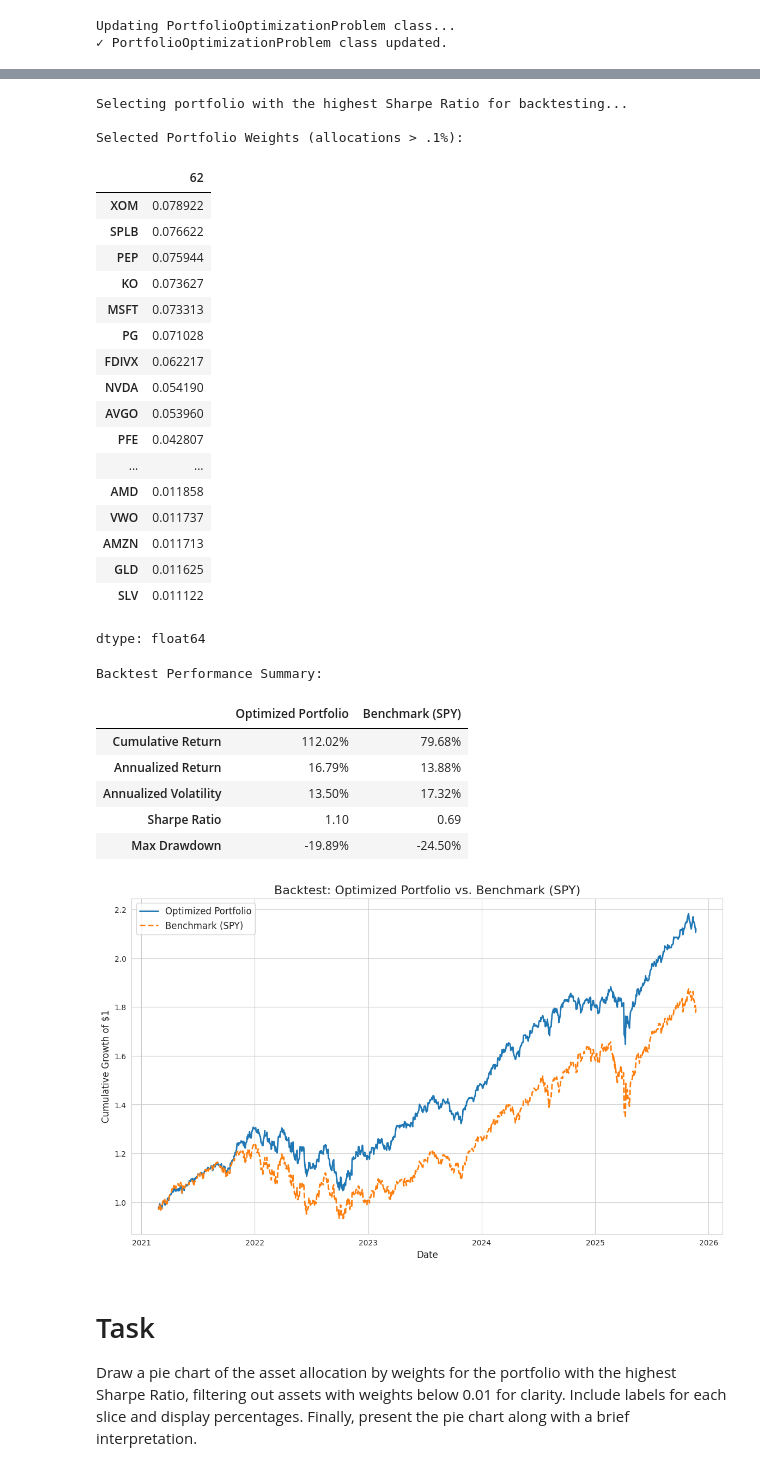
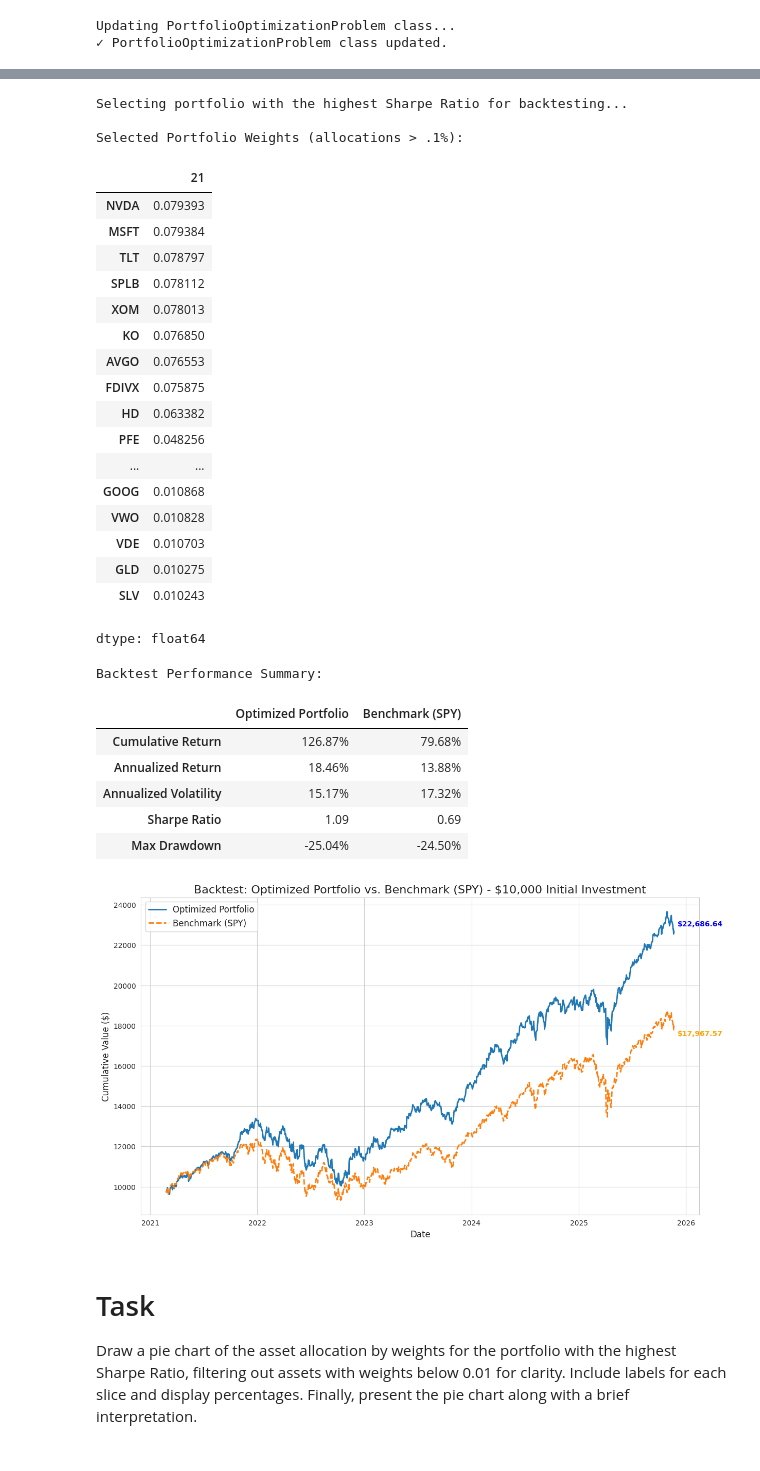
Before and after one commit to abhisuj/MSDS-451-TermProject, a Jupyter notebook: MSDS_451_TermProject_prototype.ipynb, the cells around one changed output, grey strips where cells are left out. Cells and saved outputs as stored; diff of their text form; code cells hidden in the pictures.

Commit message:
Fixed bugs, adjusted the parameter to get a portfolio with sharpe ration > 1.0 and also added dollar value in the cumulative return plot

```diff
--- a/MSDS_451_TermProject_prototype.ipynb
+++ b/MSDS_451_TermProject_prototype.ipynb
@@ -1531,7 +1531,7 @@ MIN_WEIGHT_PER_ASSET = 0.01 # 0% min allocation (allow zero weights for assets n
 MAX_WEIGHT_PER_ASSET = 0.10 # 15% max allocation (allow more concentration in top assets)
 MIN_PORTFOLIO_DESIRED_RETURN = 0.15 # Minimum desired portfolio return
 MAX_PORTFOLIO_EXPECTED_VOLATILITY = 0.20 # Maximum expected portfolio volatility
-
+RISK_FREE_RATE = 0.02
 #
 # --- Prediction Mode ---
 # 'historical': Use model predictions on the test set for backtesting.
@@ -2103,59 +2103,80 @@ def calculate_metrics(returns, risk_free_rate=0.02):
 # Define the risk-free rate as a constant for clarity
 RISK_FREE_RATE = 0.02
 portfolio_metrics = calculate_metrics(portfolio_historical_returns, risk_free_rate=RISK_FREE_RATE)
 benchmark_metrics = calculate_metrics(aligned_benchmark, risk_free_rate=RISK_FREE_RATE)
 
 performance_summary = pd.DataFrame({'Optimized Portfolio': portfolio_metrics, 'Benchmark (SPY)': benchmark_metrics})
 
 print("\nBacktest Performance Summary:")
 display(performance_summary)
 
 # --- 5. Visualize Performance ---
 plt.figure(figsize=(14, 8))
 
+# Set initial investment amount
+initial_investment = 10000
+
 # Use the pre-aligned returns series for consistency and robustness
-cumulative_portfolio_returns = (1 + portfolio_historical_returns).cumprod()
-cumulative_benchmark_returns = (1 + aligned_benchmark).cumprod()
+cumulative_portfolio_returns = (1 + portfolio_historical_returns).cumprod() * initial_investment
+cumulative_benchmark_returns = (1 + aligned_benchmark).cumprod() * initial_investment
 
 plt.plot(cumulative_portfolio_returns.index, cumulative_portfolio_returns, label='Optimized Portfolio', lw=2)
 plt.plot(cumulative_benchmark_returns.index, cumulative_benchmark_returns, label='Benchmark (SPY)', linestyle='--', lw=2)
 
-plt.title('Backtest: Optimized Portfolio vs. Benchmark (SPY)', fontsize=16)
+plt.title('Backtest: Optimized Portfolio vs. Benchmark (SPY) - $10,000 Initial Investment', fontsize=16)
 plt.xlabel('Date', fontsize=12)
-plt.ylabel('Cumulative Growth of $1', fontsize=12)
+plt.ylabel('Cumulative Value ($)', fontsize=12)
 plt.legend(fontsize=12)
 plt.grid(True)
+
+# Annotate the final values
+last_portfolio_value = cumulative_portfolio_returns.iloc[-1]
+last_benchmark_value = cumulative_benchmark_returns.iloc[-1]
+last_date = cumulative_portfolio_returns.index[-1]
+
+plt.annotate(f'${last_portfolio_value:,.2f}',
+             xy=(last_date, last_portfolio_value),
+             xytext=(5, 5),
+             textcoords='offset points',
+             ha='left', va='bottom', fontsize=10, fontweight='bold', color='blue')
+
+plt.annotate(f'${last_benchmark_value:,.2f}',
+             xy=(last_date, last_benchmark_value),
+             xytext=(5, -5),
+             textcoords='offset points',
+             ha='left', va='top', fontsize=10, fontweight='bold', color='orange')
+
 plt.show()
 # %% [output]
 Selecting portfolio with the highest Sharpe Ratio for backtesting...
 
 Selected Portfolio Weights (allocations > .1%):
-|  | 62 |
-| XOM | 0.078922 |
-| SPLB | 0.076622 |
-| PEP | 0.075944 |
-| KO | 0.073627 |
-| MSFT | 0.073313 |
-| PG | 0.071028 |
-| FDIVX | 0.062217 |
-| NVDA | 0.054190 |
-| AVGO | 0.053960 |
-| PFE | 0.042807 |
+|  | 21 |
+| NVDA | 0.079393 |
+| MSFT | 0.079384 |
+| TLT | 0.078797 |
+| SPLB | 0.078112 |
+| XOM | 0.078013 |
+| KO | 0.076850 |
+| AVGO | 0.076553 |
+| FDIVX | 0.075875 |
+| HD | 0.063382 |
+| PFE | 0.048256 |
 | ... | ... |
-| AMD | 0.011858 |
-| VWO | 0.011737 |
-| AMZN | 0.011713 |
-| GLD | 0.011625 |
-| SLV | 0.011122 |
+| GOOG | 0.010868 |
+| VWO | 0.010828 |
+| VDE | 0.010703 |
+| GLD | 0.010275 |
+| SLV | 0.010243 |
 dtype: float64
 Backtest Performance Summary:
 |  | Optimized Portfolio | Benchmark (SPY) |
-| Cumulative Return | 112.02% | 79.68% |
-| Annualized Return | 16.79% | 13.88% |
-| Annualized Volatility | 13.50% | 17.32% |
-| Sharpe Ratio | 1.10 | 0.69 |
-| Max Drawdown | -19.89% | -24.50% |
+| Cumulative Return | 126.87% | 79.68% |
+| Annualized Return | 18.46% | 13.88% |
+| Annualized Volatility | 15.17% | 17.32% |
+| Sharpe Ratio | 1.09 | 0.69 |
+| Max Drawdown | -25.04% | -24.50% |
-[figure, old version]
+[figure, new version]
 # %%
 # export the weights to a csv file
 selected_weights.to_csv('highest_sharpe_portfolio_weights.csv')
```
Also changed, not shown: parts of 8 cells of this notebook.
